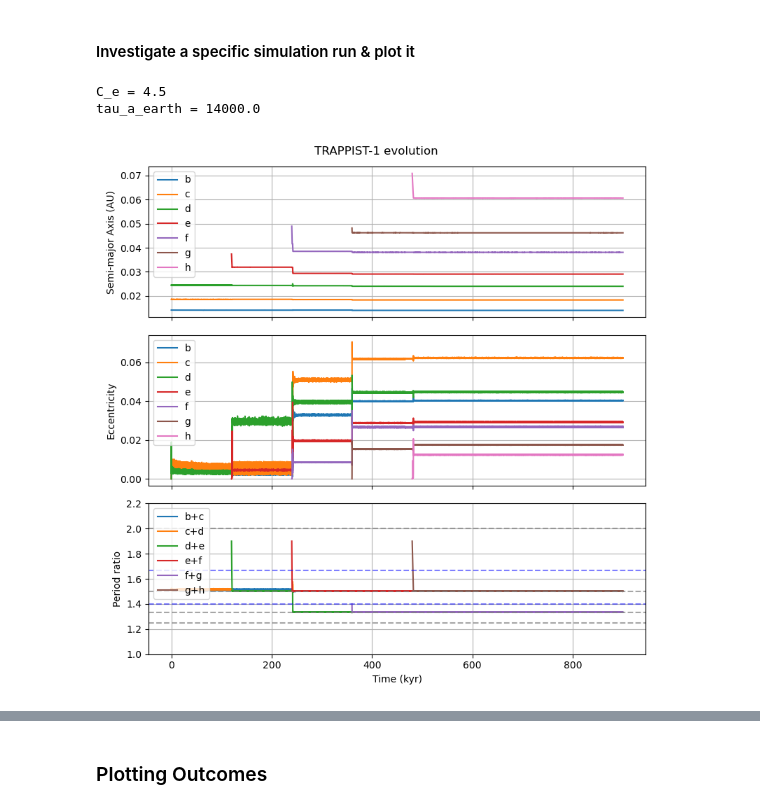
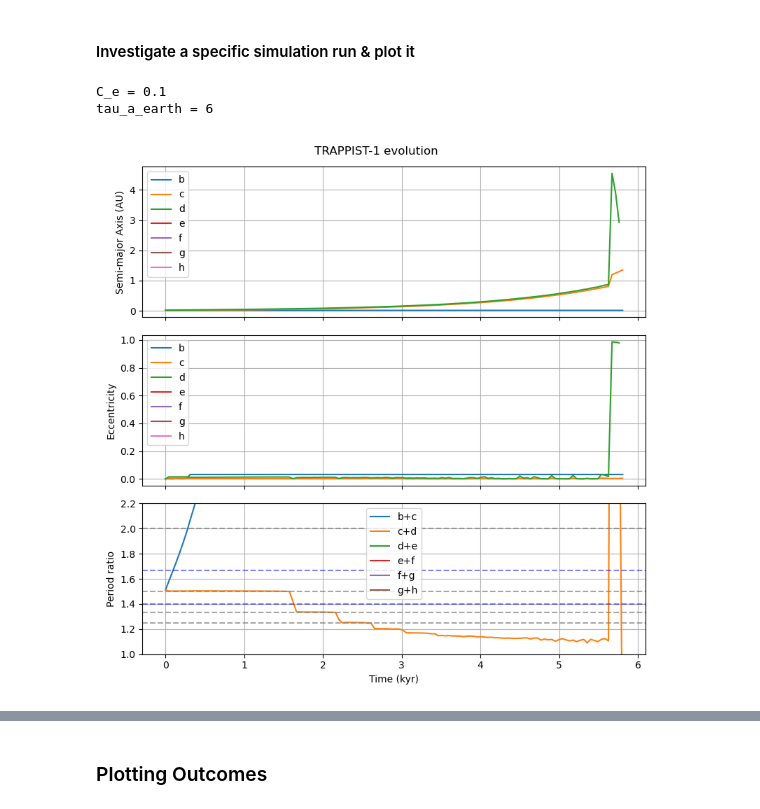
Before and after one commit to dchen10Git/uchi-exoplanets-2025, a Jupyter notebook: analyze_sims_huang.ipynb, the cells around one changed output, grey strips where cells are left out. Drawn from its saved outputs; the diff is of its cells as text; code cells hidden in the pictures.

```diff
--- a/analyze_sims_huang.ipynb
+++ b/analyze_sims_huang.ipynb
@@ -34,7 +34,8 @@ r_sun = u.Rsun.to(u.AU)
 Once simulations have been saved, the following code can be used to look at the evolution of orbital elements and period ratios, as well as checking whether there is resonance in the final configuration.
 # %%
 # Process data for any given dataset
-dataset_ids = [15]
+dataset_ids = [20]
+dataset_id = 20
 
 all_outcomes = []
 for dataset_id in dataset_ids:
@@ -59,31 +60,32 @@ outcome_df = outcome_df.sort_values(by='sim_id')
 # %% [markdown]
 #### Investigate a specific simulation run & plot it
 # %%
-sim_id = 44
+sim_id = 0
+
 base_dir = Path.cwd()
 file_path = base_dir.parent / f"sim_results/dataset{dataset_id}" / f"sim{sim_id}.h5"
 
 row = outcome_df.loc[outcome_df["sim_id"] == sim_id].iloc[0]
 # print(f"Initial P ratios: {row['initial_P_ratios']} | Sigma_1au: {float(row['Sigma_1au']):.4} | K-factor: {float(row['K_factor']):.4}")
 
 saved_sim = t1.load_simulation_run(file_path)
 sim_data = saved_sim[0]
 m_star = saved_sim[1]['m_star']
 planet_names = saved_sim[1]['planet_names']
 print(f"C_e = {saved_sim[1]['C_e']}")
 print(f"tau_a_earth = {saved_sim[1]['tau_a_earth']}")
 
 planets = {p: sim_data[p] for p in planet_names}
 
 # Example usage
 # print(saved_sim[1]['m_star'])
 # print(planets['b'][:5])
 # print(planets['b']['a'][:5])
 # print(planets['b'].attrs["planet_name"])
 
 %matplotlib widget
 t1.plot_trappist1(saved_sim)
 # %% [output]
-C_e = 4.5
-tau_a_earth = 14000.0
+C_e = 0.1
+tau_a_earth = 6
-[figure, old version]
+[figure, new version]
```
Also changed, not shown: parts of 4 cells of this notebook, 4 other files.
